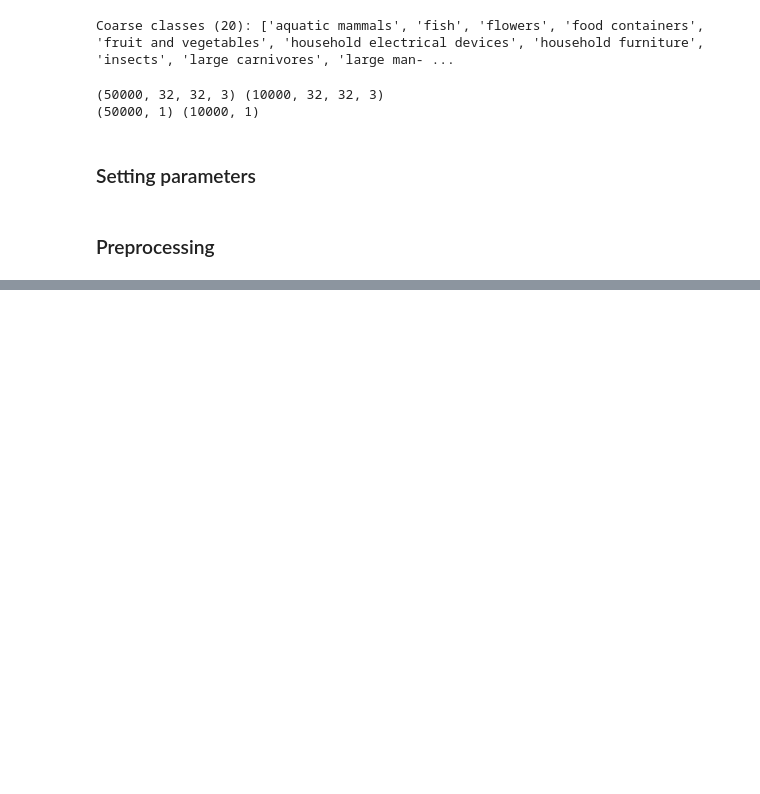
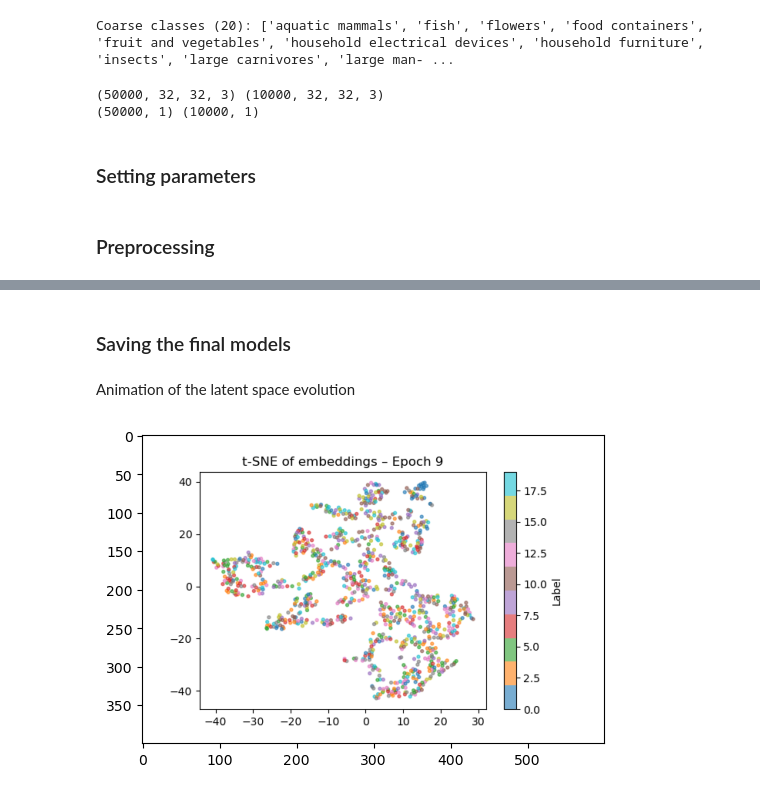
Before and after one commit to santijob2022/GenAI-Models, a Jupyter notebook: VAEs/Autoencoder/autoencoder.ipynb, the cells around one changed output, grey strips where cells are left out. Cells and saved outputs as stored; diff of their text form; code cells hidden in the pictures; blank space fills up the shorter version.

Commit message:
Siple Autoencoder results, 50 epochs

```diff
--- a/VAEs/Autoencoder/autoencoder.ipynb
+++ b/VAEs/Autoencoder/autoencoder.ipynb
@@ -69,0 +300,2 @@ display(x_train, labels=y_train.squeeze(), class_names=coarse_classes, n=10)
+# %% [markdown]
+### Saving the final models
@@ -69,0 +306,23 @@ display(x_train, labels=y_train.squeeze(), class_names=coarse_classes, n=10)
+# %% [markdown]
+Animation of the latent space evolution
+# %%
+import matplotlib.pyplot as plt
+import matplotlib.animation as animation
+from PIL import Image
+import glob
+from IPython.display import HTML
+
+fig = plt.figure(figsize=(6, 4))
+
+png_files = sorted(glob.glob("./logs/embeddings/embedding_epoch_*.png"))
+images = [plt.imshow(Image.open(f), animated=True) for f in png_files]
+
+ani = animation.ArtistAnimation(fig, [[img] for img in images], interval=500, blit=True)
+ani.save("assets/embedding_evolution.gif", writer="pillow", fps=1)
+
+# HTML(ani.to_jshtml())  # JS-based animation display
+# from IPython.display import Image
+# Image(filename="assets/embedding_evolution.gif")
+# plt.close(fig)
+# %% [output]
+[figure, added]
```
Also changed, not shown: parts of 33 cells of this notebook, 3 other files.
